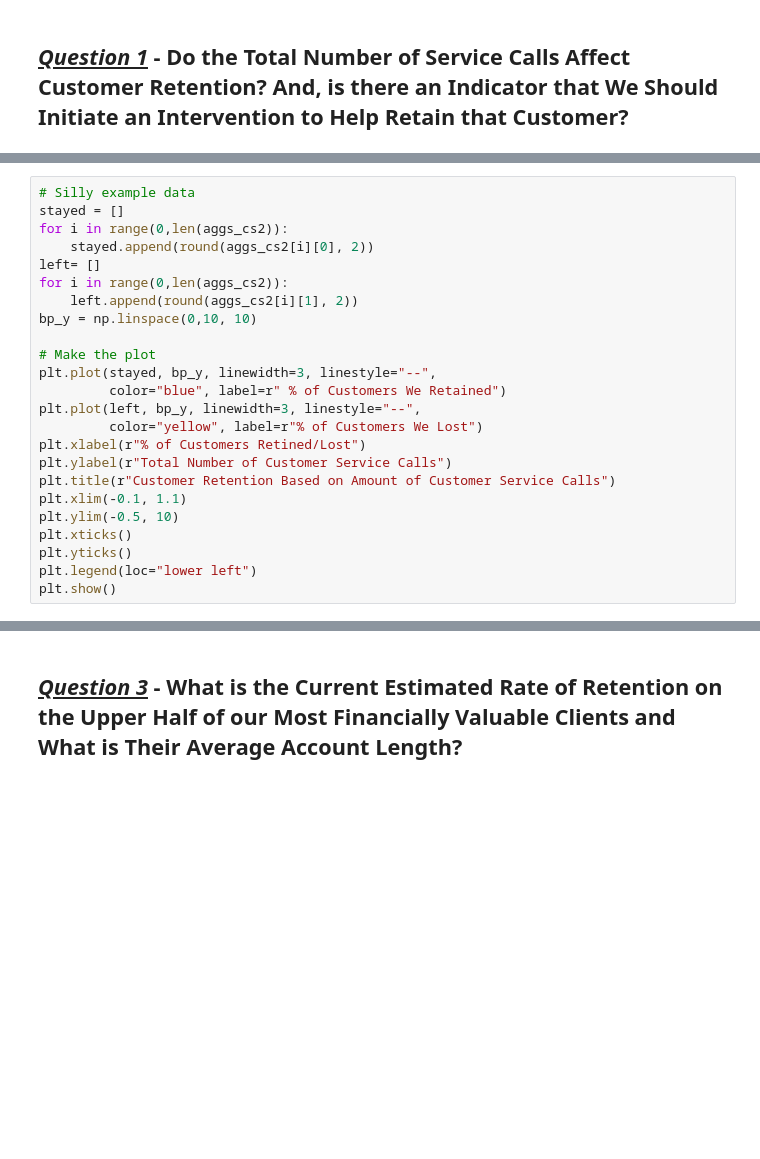
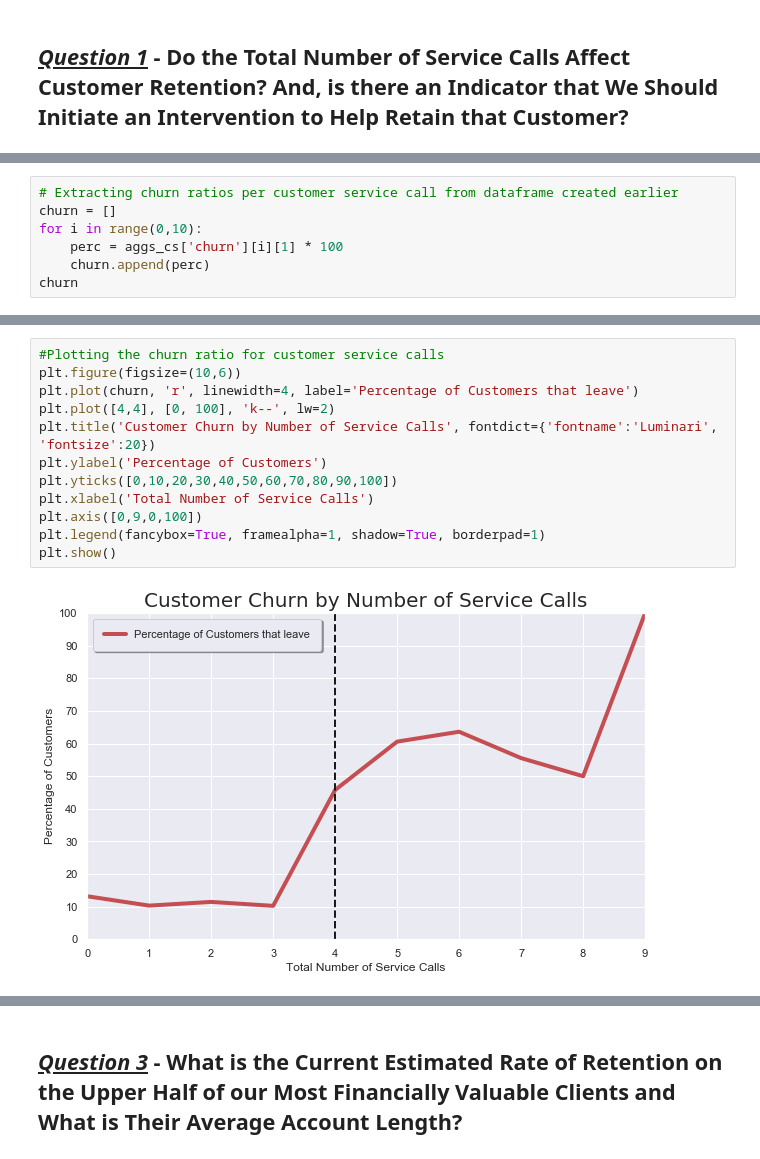
Before and after one commit to Thegreatesthumphrey/dsc-mod-3-project-v2-1-onl01-dtsc-ft-041320, a Jupyter notebook: DataModelingWork.ipynb, the cells around one changed output, grey strips where cells are left out. Cells and saved outputs as stored; diff of their text form; blank space fills up the shorter version.

```diff
--- a/DataModelingWork.ipynb
+++ b/DataModelingWork.ipynb
@@ -255,24 +337,0 @@ aggs_cs2 = pd.DataFrame(aggs_cs2)
-# %%
-# Silly example data
-stayed = []
-for i in range(0,len(aggs_cs2)):
-    stayed.append(round(aggs_cs2[i][0], 2))
-left= []
-for i in range(0,len(aggs_cs2)):
-    left.append(round(aggs_cs2[i][1], 2))
-bp_y = np.linspace(0,10, 10)
-
-# Make the plot
-plt.plot(stayed, bp_y, linewidth=3, linestyle="--",
-         color="blue", label=r" % of Customers We Retained")
-plt.plot(left, bp_y, linewidth=3, linestyle="--",
-         color="yellow", label=r"% of Customers We Lost")
-plt.xlabel(r"% of Customers Retined/Lost")
-plt.ylabel(r"Total Number of Customer Service Calls")
-plt.title(r"Customer Retention Based on Amount of Customer Service Calls")
-plt.xlim(-0.1, 1.1)
-plt.ylim(-0.5, 10)
-plt.xticks()
-plt.yticks()
-plt.legend(loc="lower left")
-plt.show()
@@ -295,0 +359,7 @@ df.head()
+# %%
+# Extracting churn ratios per customer service call from dataframe created earlier
+churn = []
+for i in range(0,10):
+    perc = aggs_cs['churn'][i][1] * 100
+    churn.append(perc)
+churn
@@ -295,0 +377,14 @@ df.head()
+# %%
+#Plotting the churn ratio for customer service calls
+plt.figure(figsize=(10,6))
+plt.plot(churn, 'r', linewidth=4, label='Percentage of Customers that leave')
+plt.plot([4,4], [0, 100], 'k--', lw=2)
+plt.title('Customer Churn by Number of Service Calls', fontdict={'fontname':'Luminari', 'fontsize':20})
+plt.ylabel('Percentage of Customers')
+plt.yticks([0,10,20,30,40,50,60,70,80,90,100])
+plt.xlabel('Total Number of Service Calls')
+plt.axis([0,9,0,100])
+plt.legend(fancybox=True, framealpha=1, shadow=True, borderpad=1)
+plt.show()
+# %% [output]
+[figure, added]
```
Also changed, not shown: parts of 79 cells of this notebook.
